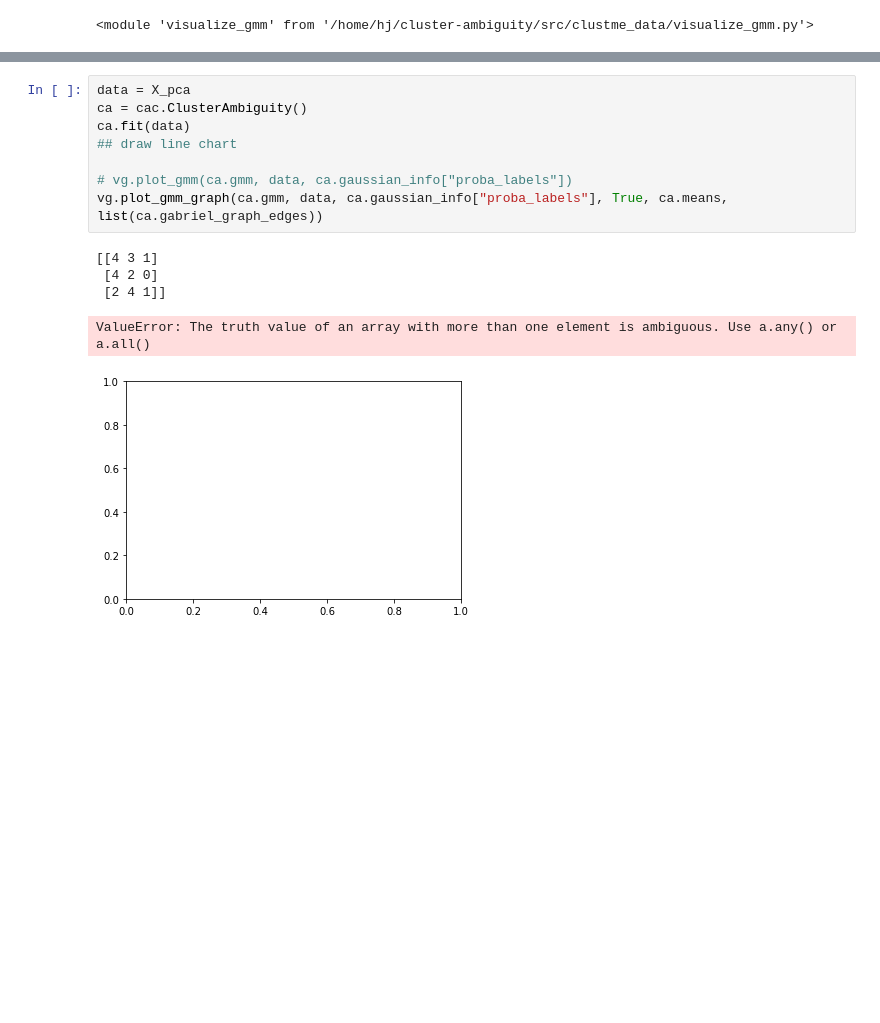
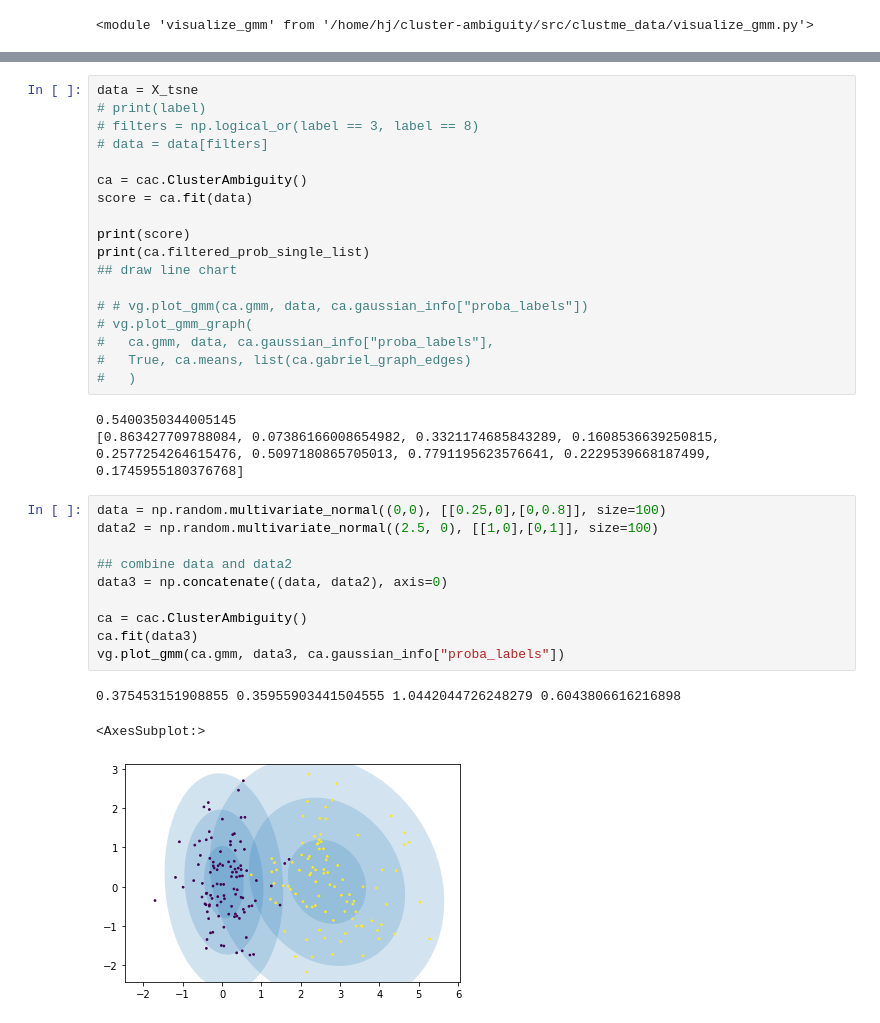
Before and after one commit to HyunWookL/cluster-ambiguity, a Jupyter notebook: src/clustme_data/test.ipynb, the cells around one changed output, grey strips where cells are left out. Saved outputs shown, nothing was run; the diff lists cells and outputs as text; blank space fills up the shorter version.

Commit message:
added clustme based cluster ambiguity measure

```diff
--- a/src/clustme_data/test.ipynb
+++ b/src/clustme_data/test.ipynb
@@ -31,14 +31,35 @@ ax[1].scatter(X_pca[:, 0], X_pca[:, 1], s=0.8, c="black")
 # %%
-data = X_pca
+data = X_tsne
+# print(label)
+# filters = np.logical_or(label == 3, label == 8)
+# data = data[filters]
+
 ca = cac.ClusterAmbiguity()
-ca.fit(data)
+score = ca.fit(data)
+
+print(score)
+print(ca.filtered_prob_single_list)
 ## draw line chart
 
-# vg.plot_gmm(ca.gmm, data, ca.gaussian_info["proba_labels"])
-vg.plot_gmm_graph(ca.gmm, data, ca.gaussian_info["proba_labels"], True, ca.means, list(ca.gabriel_graph_edges))
+# # vg.plot_gmm(ca.gmm, data, ca.gaussian_info["proba_labels"])
+# vg.plot_gmm_graph(
+# 	ca.gmm, data, ca.gaussian_info["proba_labels"],
+# 	True, ca.means, list(ca.gabriel_graph_edges)
+# 	)
 # %% [output]
-[[4 3 1]
- [4 2 0]
- [2 4 1]]
+0.5400350344005145
+[0.863427709788084, 0.07386166008654982, 0.3321174685843289, 0.1608536639250815, 0.2577254264615476, 0.5097180865705013, 0.7791195623576641, 0.2229539668187499, 0.1745955180376768]
-ValueError: The truth value of an array with more than one element is ambiguous. Use a.any() or a.all()
-[figure, removed]
+# %%
+data = np.random.multivariate_normal((0,0), [[0.25,0],[0,0.8]], size=100)
+data2 = np.random.multivariate_normal((2.5, 0), [[1,0],[0,1]], size=100)
+
+## combine data and data2
+data3 = np.concatenate((data, data2), axis=0)
+
+ca = cac.ClusterAmbiguity()
+ca.fit(data3)
+vg.plot_gmm(ca.gmm, data3, ca.gaussian_info["proba_labels"])
+# %% [output]
+0.375453151908855 0.35955903441504555 1.0442044726248279 0.6043806616216898
+<AxesSubplot:>
+[figure, added]
```
Also changed, not shown: parts of 3 cells of this notebook, 2 other files.
